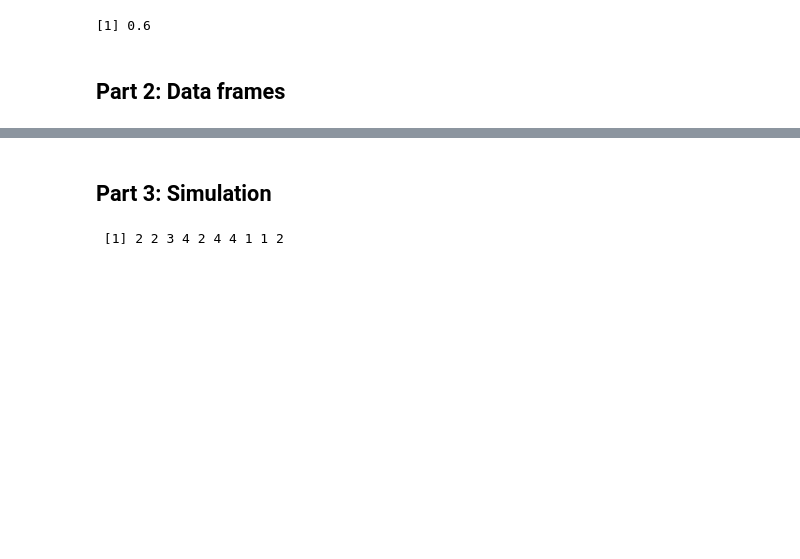
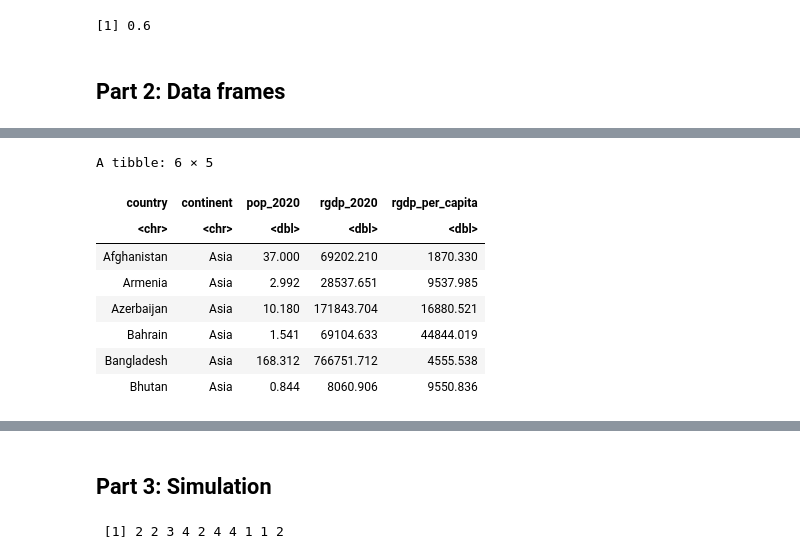
Before and after one commit to 5harad/API201-2022, a Jupyter notebook: lectures/lecture-10-code.ipynb, the cells around one changed output, grey strips where cells are left out. Saved outputs shown, nothing was run; the diff lists cells and outputs as text; code cells hidden in the pictures; blank space fills up the shorter version.

```diff
--- a/lectures/lecture-10-code.ipynb
+++ b/lectures/lecture-10-code.ipynb
@@ -7,6 +7,11 @@ library(tidyverse)
 
 # set a simple black & white theme for our plots
 theme_set(theme_bw())
+
+# load the WEO data
+load(url('https://github.com/5harad/API201-students/blob/main/data/weo.Rdata?raw=true'))
+weo <- weo %>%
+  select(country, continent, pop_2020, rgdp_2020)
 # %% [output]
 Warning message in system("timedatectl", intern = TRUE):
 “running command 'timedatectl' had status 1”
@@ -164,0 +162,16 @@ A tibble: 2 × 2
+# %%
+asian_countries <- weo %>%
+  filter(continent == 'Asia') %>%
+  mutate(rgdp_per_capita = rgdp_2020 / pop_2020)
+
+head(asian_countries)
+# %% [output]
+A tibble: 6 × 5
+| country | continent | pop_2020 | rgdp_2020 | rgdp_per_capita |
+| <chr> | <chr> | <dbl> | <dbl> | <dbl> |
+| Afghanistan | Asia | 37.000 | 69202.210 | 1870.330 |
+| Armenia | Asia | 2.992 | 28537.651 | 9537.985 |
+| Azerbaijan | Asia | 10.180 | 171843.704 | 16880.521 |
+| Bahrain | Asia | 1.541 | 69104.633 | 44844.019 |
+| Bangladesh | Asia | 168.312 | 766751.712 | 4555.538 |
+| Bhutan | Asia | 0.844 | 8060.906 | 9550.836 |
```
Also changed, not shown: parts of 9 cells of this notebook.
